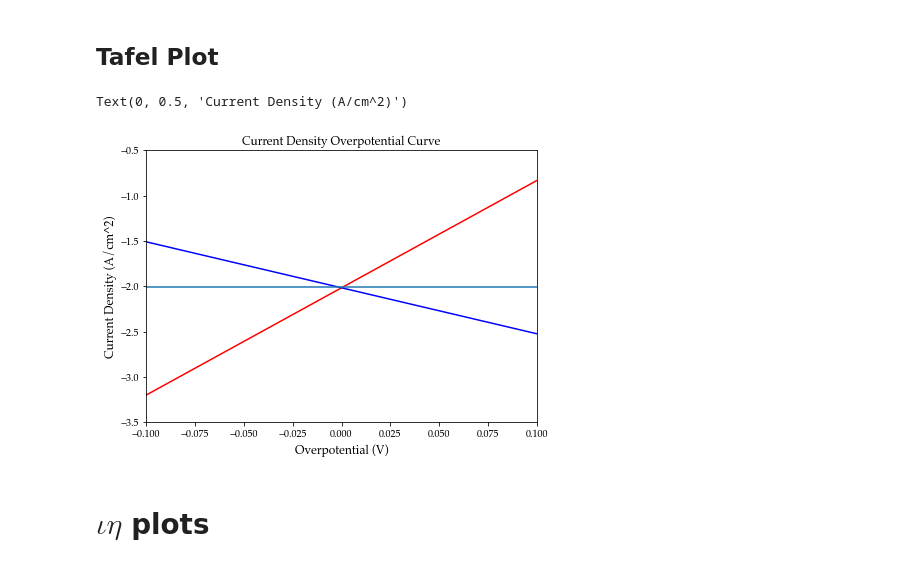
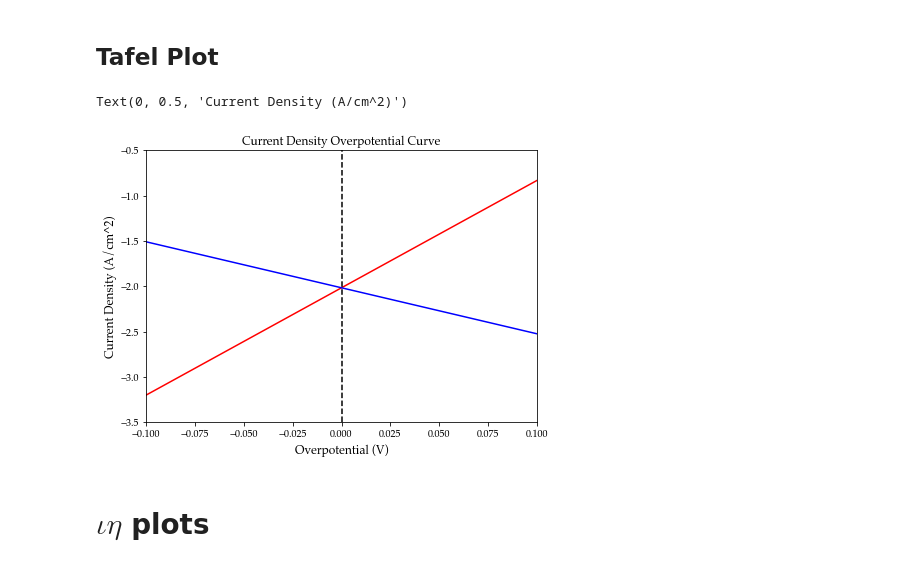
Before and after one commit to jmsieffer/ChemPhysicsMisc, a Jupyter notebook: ChemPhysicsMisc/MiscScienceScripts/ButlerVolmer.ipynb, the cells around one changed output. Saved outputs shown, nothing was run; the diff lists cells and outputs as text; code cells hidden in the pictures.

```diff
--- a/ChemPhysicsMisc/MiscScienceScripts/ButlerVolmer.ipynb
+++ b/ChemPhysicsMisc/MiscScienceScripts/ButlerVolmer.ipynb
@@ -80,32 +79,33 @@ logjc = np.log10(TafelCurrentDensityc)
 # %%
 #Plotting for Tafel Plot
 
 fig = plt.figure(figsize = (7,5))
 
 #Axis limits
 #plt.xlim(min(Eta),max(Eta))
 #plt.ylim(-600,600)
 plt.xlim(-.1,.1)
 plt.ylim(-3.5,-0.5)
 
 
 plt.plot(Eta,logja, color = 'red')
 plt.plot(Eta,logjc, color = 'blue')
 
-plt.axhline(-2.01)
+plt.axhline(y=0, color='k')
+plt.axvline(x=0, color='k', linestyle =  '--')
 #plt.plot(Eta,logja+logjc, color = 'black')
 
 #Font selection
 matplotlib.rcParams['font.serif'] = "Palatino"
 matplotlib.rcParams['font.family'] = "serif"
 
 #Plot Labeling
 plt.title('Current Density Overpotential Curve')
 plt.xlabel('Overpotential (V)', fontsize = '12')
 plt.ylabel('Current Density (A/cm^2)', fontsize = '12')
 # %% [output]
 Text(0, 0.5, 'Current Density (A/cm^2)')
-[figure, old version]
+[figure, new version]
 # %% [markdown]
 # $\iota \eta$ plots
 # %%
```
Also changed, not shown: parts of 3 cells of this notebook, 1 other file.
